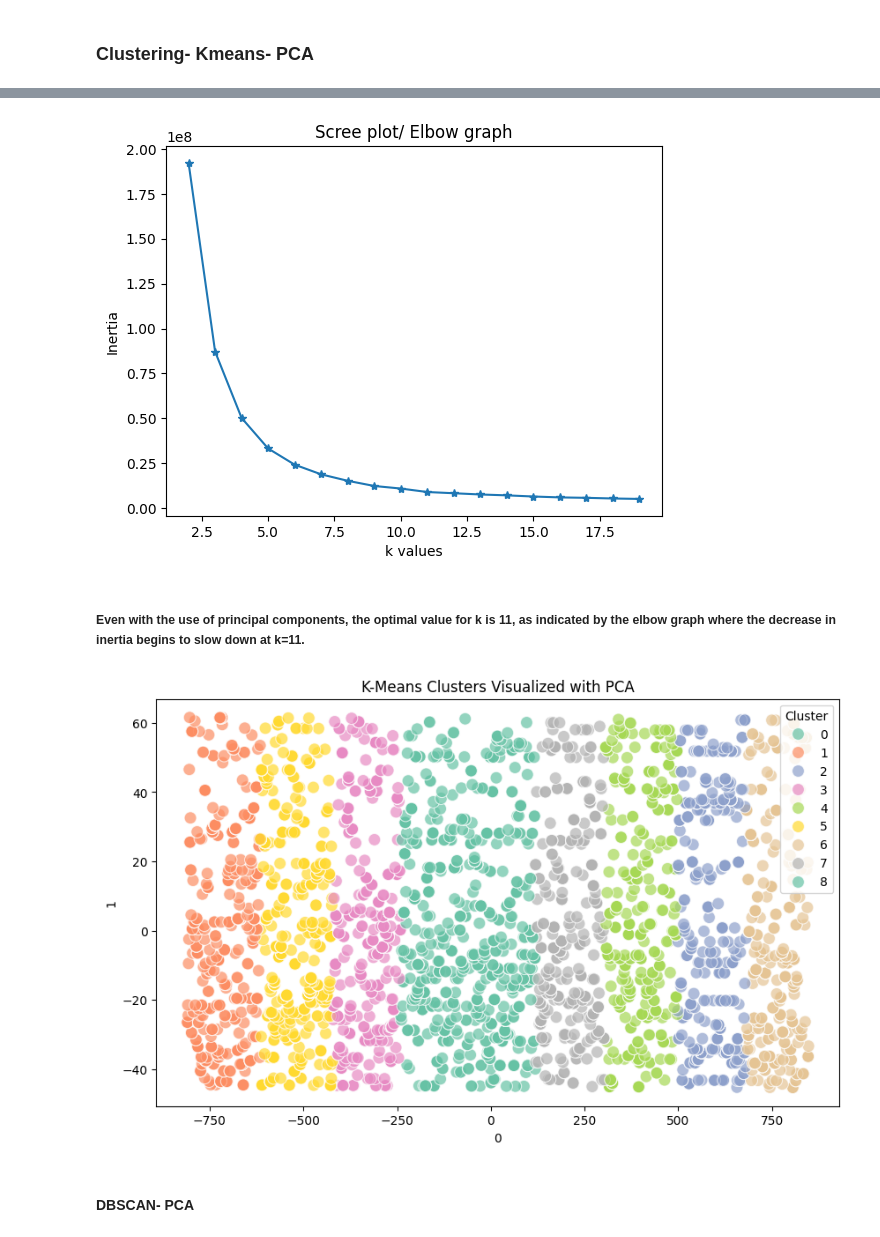
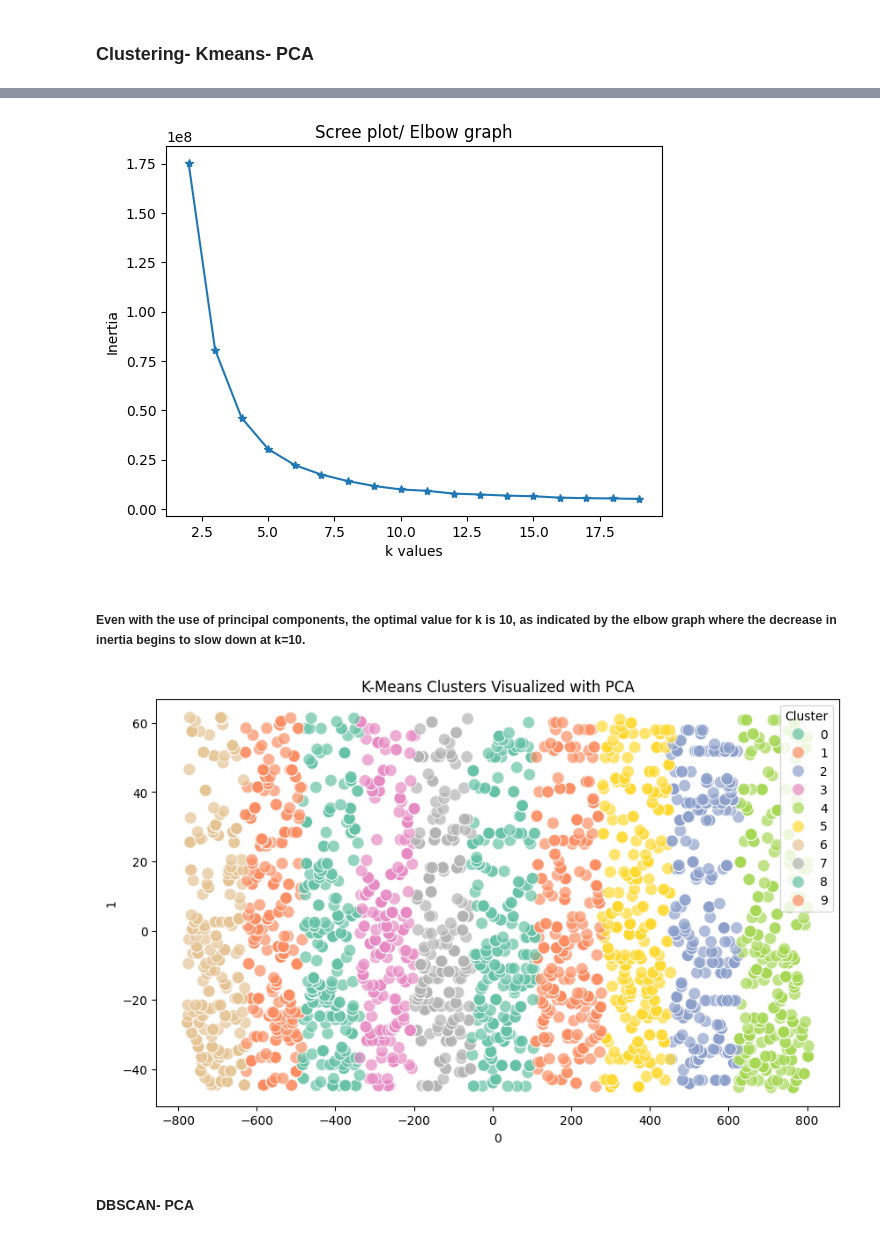
Before and after one commit to bishnusahu23/Song_recommendation, a Jupyter notebook: Song_recommendation.ipynb, the cells around one changed output, grey strips where cells are left out. Cells and saved outputs as stored; diff of their text form; code cells hidden in the pictures.

```diff
--- a/Song_recommendation.ipynb
+++ b/Song_recommendation.ipynb
@@ -376,14 +377,6 @@ In our model, StandardScaler is preferred because it ensures that all features c
 # %%
 # Concatenating the transformed columns to the categorical columns
 transformed_df=pd.concat([df_cleaned[['Name','Genre','Artist','Mode','Key']],sd_df],axis=1)
-
-# Transforming the text columns to numeric:
-encoder=LabelEncoder()
-transformed_df['Genre']=encoder.fit_transform(transformed_df['Genre'])
-transformed_df['Artist']=encoder.fit_transform(transformed_df['Artist'])
-
-# Converting the name column values to lower case
-transformed_df['Name']= [x.lower() for x in transformed_df['Name']]
 # %%
 transformed_df.head()
 # %% [output]
@@ -417,6 +408,13 @@ filtered_df = transformed_df[(zscores < threshold).all(axis=1)]
 filtered_df=filtered_df.reset_index()
 
 filtered_df=filtered_df.drop(['index'],axis=1)
+# %%
+# Transforming the text columns to numeric:
+encoder=LabelEncoder()
+filtered_df['Genre']=encoder.fit_transform(filtered_df['Genre'])
+filtered_df['Artist']=encoder.fit_transform(filtered_df['Artist'])
+
+songs_copy=filtered_df.copy()
 # %%
 # View the filtered data
 print(filtered_df.info())
@@ -639,26 +635,26 @@ plt.xlabel('k values')
 plt.ylabel('Inertia')
 plt.show()
 # %% [output]
-[figure, old version]
+[figure, new version]
 # %% [markdown]
-##### Even with the use of principal components, the optimal value for k is 11, as indicated by the elbow graph where the decrease in inertia begins to slow down at k=11.
+##### Even with the use of principal components, the optimal value for k is 10, as indicated by the elbow graph where the decrease in inertia begins to slow down at k=10.
 # %%
-kmeans=KMeans(n_clusters=9,random_state=42)
+kmeans=KMeans(n_clusters=10,random_state=42)
 labels=kmeans.fit_predict(pca_components.iloc[:,0:3])
 
 # Create a DataFrame for the reduced data
 df_pca = pd.DataFrame(pca_components.iloc[:,0:3])
 
 # Add the cluster labels
 df_pca['Cluster'] = labels
 
 # Plot the clusters
 plt.figure(figsize=(10, 6))
 sns.scatterplot(data=df_pca, x=df_pca.iloc[:,0], y=df_pca.iloc[:,1], hue='Cluster', palette='Set2', s=100, alpha=0.7)
 plt.title('K-Means Clusters Visualized with PCA')
 plt.show()
 # %% [output]
-[figure, old version]
+[figure, new version]
 # %% [markdown]
 #### DBSCAN- PCA
 # %%
```
Also changed, not shown: parts of 40 cells of this notebook, 2 other files.
